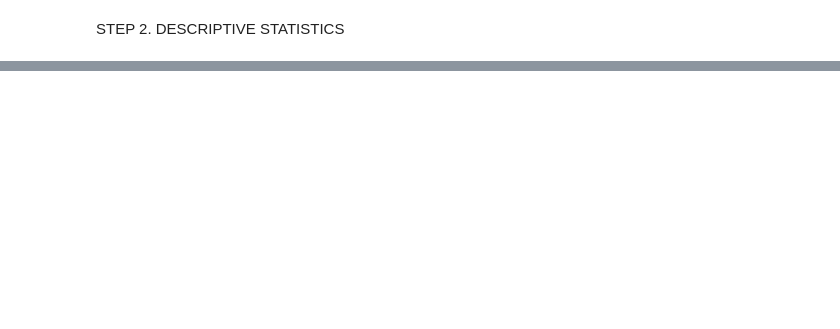
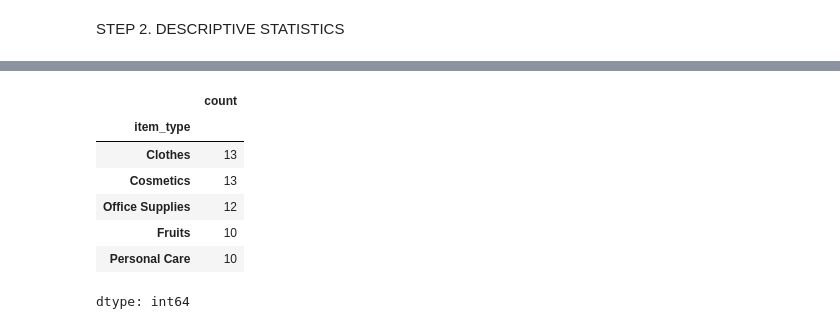
Before and after one commit to PLACHI02/Data-Analytics-Projects, a Jupyter notebook: AMAZON_SALES_DATA.ipynb, the cells around one changed output, grey strips where cells are left out. Saved outputs shown, nothing was run; the diff lists cells and outputs as text; code cells hidden in the pictures; blank space fills up the shorter version.

```diff
--- a/AMAZON_SALES_DATA.ipynb
+++ b/AMAZON_SALES_DATA.ipynb
@@ -198,0 +220,13 @@ NameError: name 'df' is not defined
+# %%
+#Most Frequently Products Sold
+
+df['item_type'].value_counts().head(5)
+# %% [output]
+|  | count |
+| item_type |  |
+| Clothes | 13 |
+| Cosmetics | 13 |
+| Office Supplies | 12 |
+| Fruits | 10 |
+| Personal Care | 10 |
+dtype: int64
```
Also changed, not shown: parts of 6 cells of this notebook.
